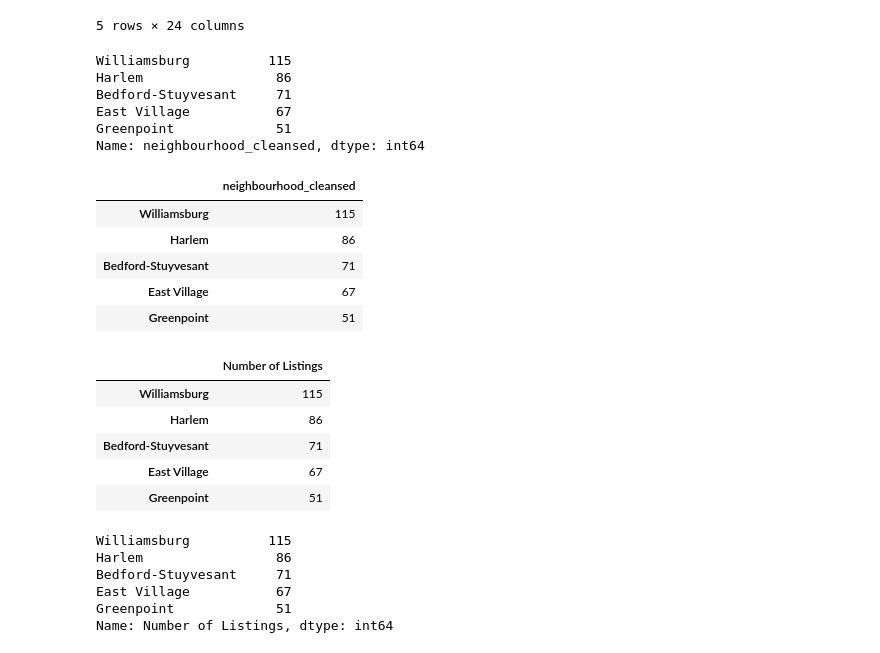
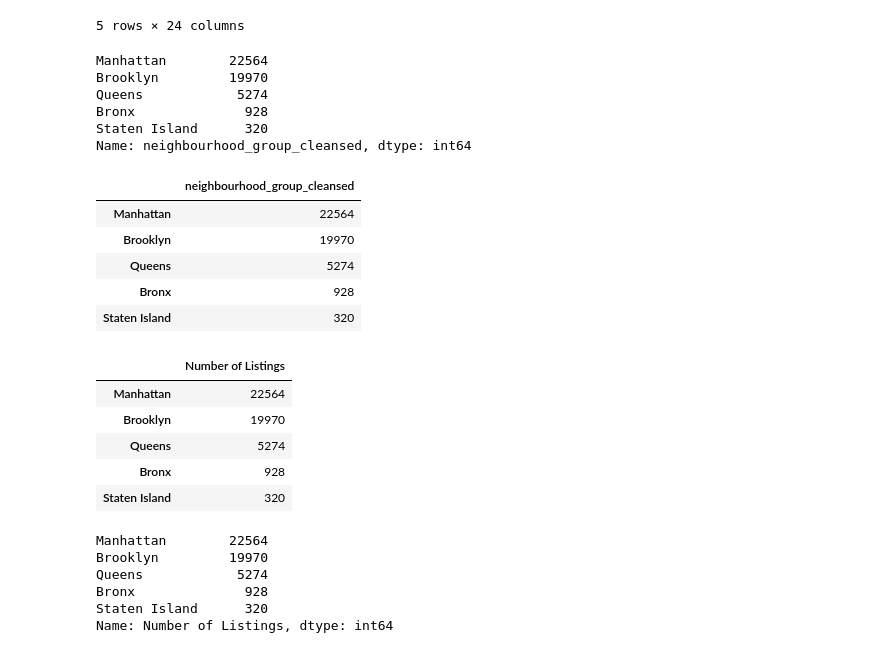
Before and after one commit to areselian/Project1_Group2, a Jupyter notebook: NYC Airbnb Listing Analysis.ipynb, the cells around one changed output. Drawn from its saved outputs; the diff is of its cells as text; code cells hidden in the pictures.

```diff
--- a/NYC Airbnb Listing Analysis.ipynb
+++ b/NYC Airbnb Listing Analysis.ipynb
@@ -11,17 +11,17 @@ from collections import Counter
 import seaborn as sns
 from matplotlib.ticker import StrMethodFormatter
 # %%
-data_complete = pd.read_csv('NYC_listings.csv', nrows=1000, error_bad_lines=False)
+data_complete = pd.read_csv('ny_listing_2018.csv.gz')
 data_complete.fillna(0, inplace=True)
 
-price = data_complete['price']
-prices=[]
+# price = data_complete['price']
+# prices=[]
 
-for p in price:
-    p=float(p[1:].replace(',',''))
-    prices.append(p)
+# for p in price:
+#     p=float(p[1:].replace(',',''))
+#     prices.append(p)
 
-data_complete['price']=prices
+# data_complete['price']=prices
 
 data_complete = pd.DataFrame(data_complete)
 data_complete
@@ -78,7 +69,7 @@ data_complete.loc[data_complete['beds'].isnull(),'beds']='Not Specified'
 #Create a df from columns need for analysis
 NYC_listing_df = data_complete[['host_id','host_is_superhost',
                                 'neighbourhood','city','state','property_type',
-                                'room_type','accommodates','bathrooms','bedrooms','neighbourhood_cleansed',
+                                'room_type','accommodates','bathrooms','bedrooms','neighbourhood_group_cleansed',
                                 'beds','bed_type','amenities','square_feet','price','host_total_listings_count',
                                'availability_30', 'availability_60','availability_90', 'availability_365',
                                'number_of_reviews', 'review_scores_rating', 'review_scores_value']]
@@ -163,15 +154,15 @@ NYC_listing_df.head()
 5 rows × 24 columns
 # %%
 #Breakdown by the number of listings per neighbourhood
-NYC_neighbourhoods = NYC_listing_df.loc[:,'neighbourhood_cleansed'].value_counts()
+NYC_neighbourhoods = NYC_listing_df.loc[:,'neighbourhood_group_cleansed'].value_counts()
 NYC_neighbourhoods.head()
 # %% [output]
-Williamsburg          115
-Harlem                 86
-Bedford-Stuyvesant     71
-East Village           67
-Greenpoint             51
-Name: neighbourhood_cleansed, dtype: int64
+Manhattan        22564
+Brooklyn         19970
+Queens            5274
+Bronx              928
+Staten Island      320
+Name: neighbourhood_group_cleansed, dtype: int64
 # %%
 # new_NYC_neighbourhoods = NYC_neighbourhoods.drop("Not Specified")
 # new_NYC_neighbourhoods.head()
@@ -179,32 +170,32 @@ Name: neighbourhood_cleansed, dtype: int64
 NYC_neighbourhoods = pd.DataFrame(NYC_neighbourhoods)
 NYC_neighbourhoods.head()
 # %% [output]
-|  | neighbourhood_cleansed |
-| Williamsburg | 115 |
-| Harlem | 86 |
-| Bedford-Stuyvesant | 71 |
-| East Village | 67 |
-| Greenpoint | 51 |
+|  | neighbourhood_group_cleansed |
+| Manhattan | 22564 |
+| Brooklyn | 19970 |
+| Queens | 5274 |
+| Bronx | 928 |
+| Staten Island | 320 |
 # %%
-new_NYC_neighbourhoods = NYC_neighbourhoods.rename(columns={'neighbourhood_cleansed': "Number of Listings"})
+new_NYC_neighbourhoods = NYC_neighbourhoods.rename(columns={'neighbourhood_group_cleansed': "Number of Listings"})
 new_NYC_neighbourhoods.head()
 # %% [output]
 |  | Number of Listings |
-| Williamsburg | 115 |
-| Harlem | 86 |
-| Bedford-Stuyvesant | 71 |
-| East Village | 67 |
-| Greenpoint | 51 |
+| Manhattan | 22564 |
+| Brooklyn | 19970 |
+| Queens | 5274 |
+| Bronx | 928 |
+| Staten Island | 320 |
 # %%
 #new_NYC_neighbourhoods['Number of Listings'].sum()
 # %%
-top_NYC_neighbourhoods = new_NYC_neighbourhoods['Number of Listings'][:5]
-top_NYC_neighbourhoods
+top_listings_NY_boroughs = new_NYC_neighbourhoods['Number of Listings'][:5]
+top_listings_NY_boroughs
 # %% [output]
-Williamsburg          115
-Harlem                 86
-Bedford-Stuyvesant     71
-East Village           67
-Greenpoint             51
+Manhattan        22564
+Brooklyn         19970
+Queens            5274
+Bronx              928
+Staten Island      320
 Name: Number of Listings, dtype: int64
 # %%
```
Also changed, not shown: parts of 36 cells of this notebook, 11 other files.
